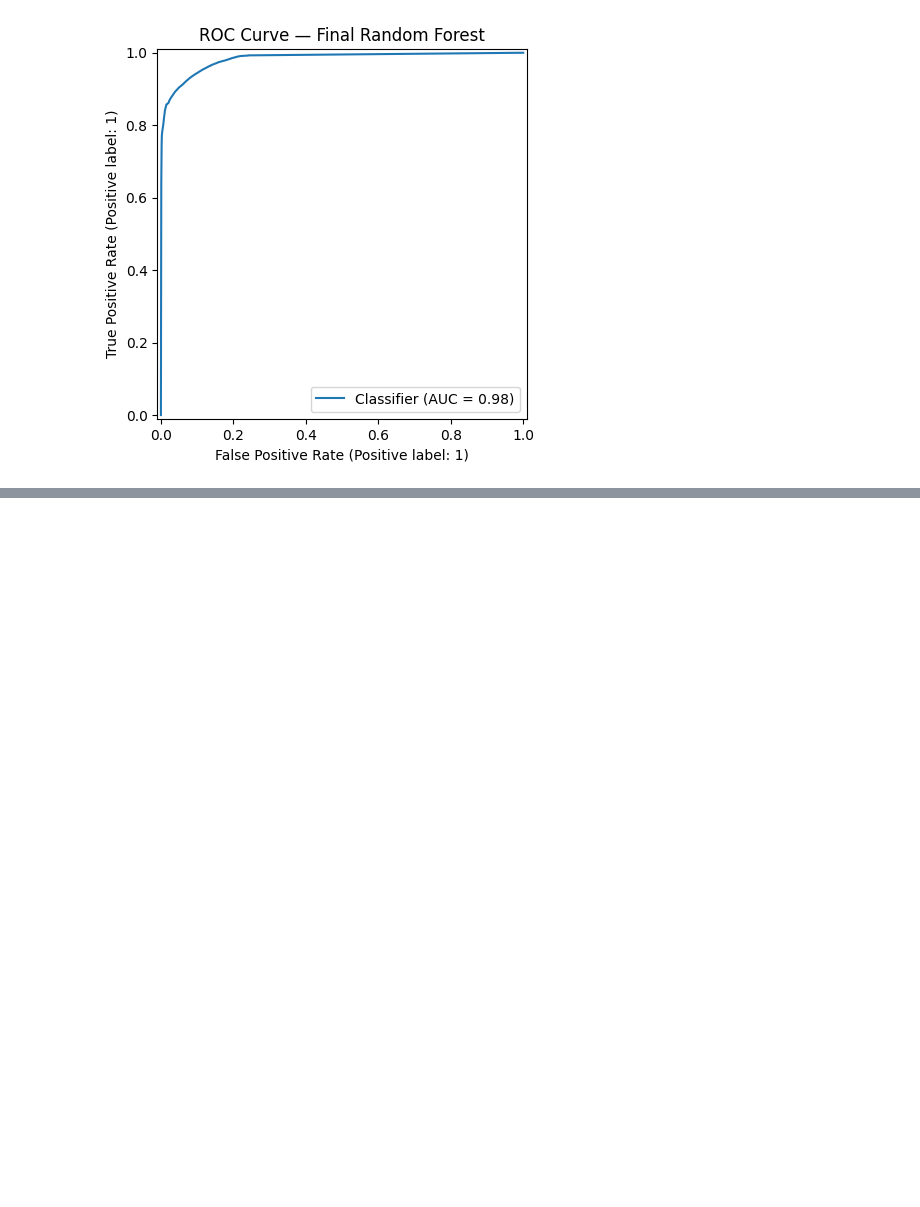
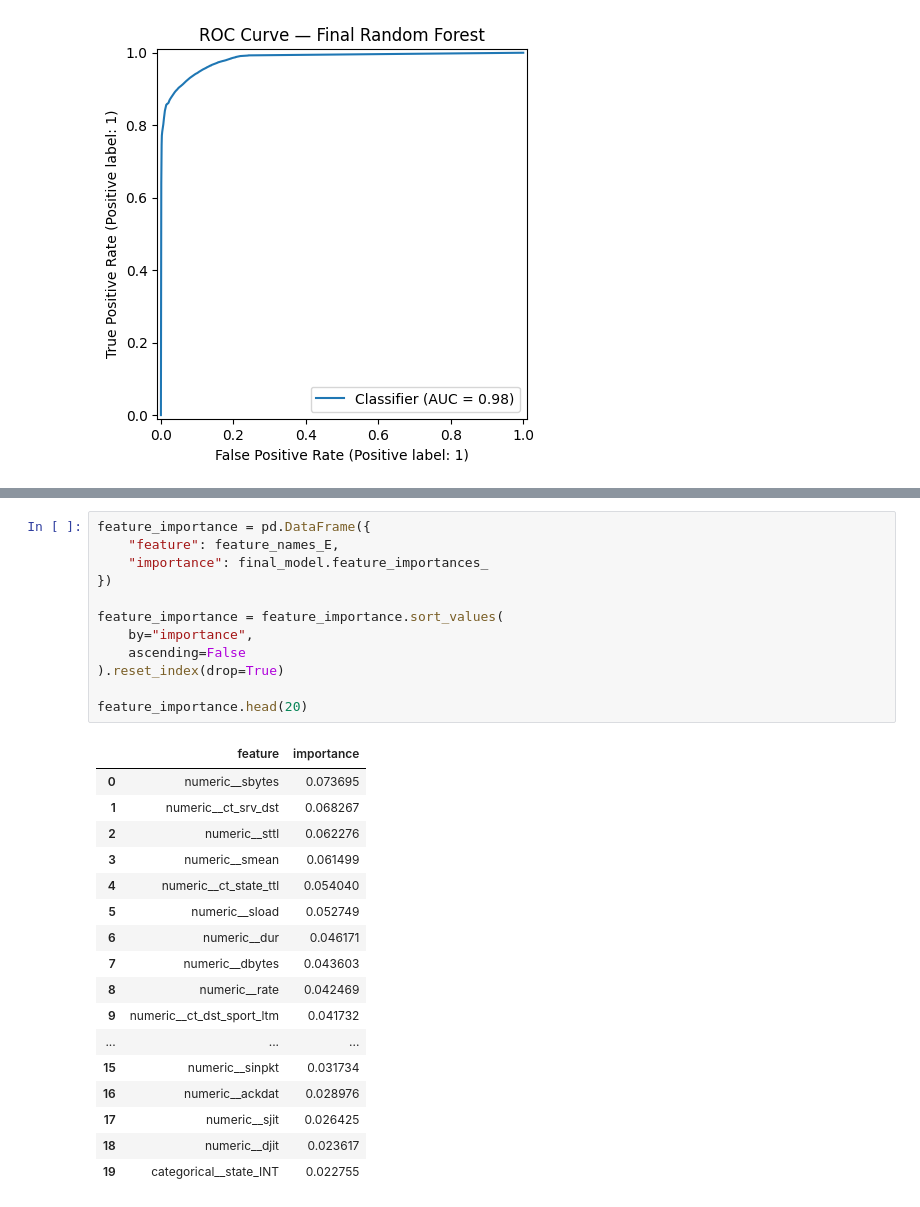
Before and after one commit to AskariAbidi18/Aeges-Q, a Jupyter notebook: notebooks/03_baseline_models/unsw_nb15_baselines.ipynb, the cells around one changed output, grey strips where cells are left out. Cells and saved outputs as stored; diff of their text form; blank space fills up the shorter version.

```diff
--- a/notebooks/03_baseline_models/unsw_nb15_baselines.ipynb
+++ b/notebooks/03_baseline_models/unsw_nb15_baselines.ipynb
@@ -1353,0 +1375,30 @@ plt.show()
+# %%
+feature_importance = pd.DataFrame({
+    "feature": feature_names_E,
+    "importance": final_model.feature_importances_
+})
+
+feature_importance = feature_importance.sort_values(
+    by="importance",
+    ascending=False
+).reset_index(drop=True)
+
+feature_importance.head(20)
+# %% [output]
+|  | feature | importance |
+| 0 | numeric__sbytes | 0.073695 |
+| 1 | numeric__ct_srv_dst | 0.068267 |
+| 2 | numeric__sttl | 0.062276 |
+| 3 | numeric__smean | 0.061499 |
+| 4 | numeric__ct_state_ttl | 0.054040 |
+| 5 | numeric__sload | 0.052749 |
+| 6 | numeric__dur | 0.046171 |
+| 7 | numeric__dbytes | 0.043603 |
+| 8 | numeric__rate | 0.042469 |
+| 9 | numeric__ct_dst_sport_ltm | 0.041732 |
+| ... | ... | ... |
+| 15 | numeric__sinpkt | 0.031734 |
+| 16 | numeric__ackdat | 0.028976 |
+| 17 | numeric__sjit | 0.026425 |
+| 18 | numeric__djit | 0.023617 |
+| 19 | categorical__state_INT | 0.022755 |
```
Also changed, not shown: parts of 4 cells of this notebook.
